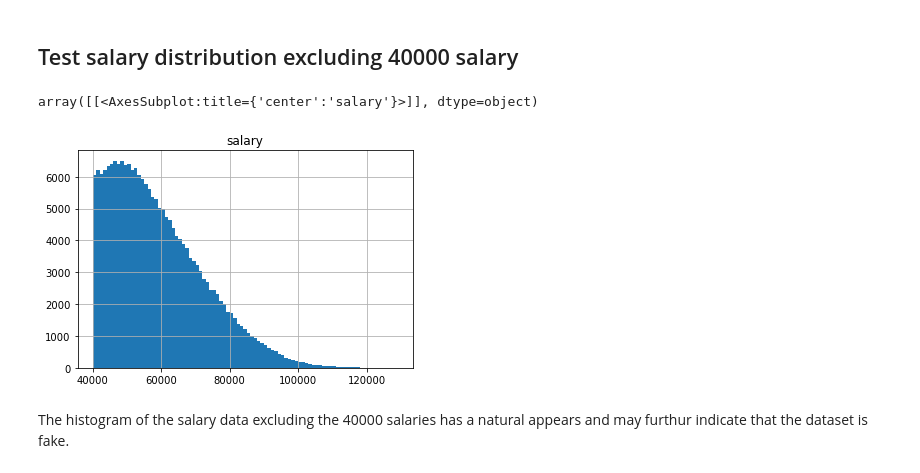
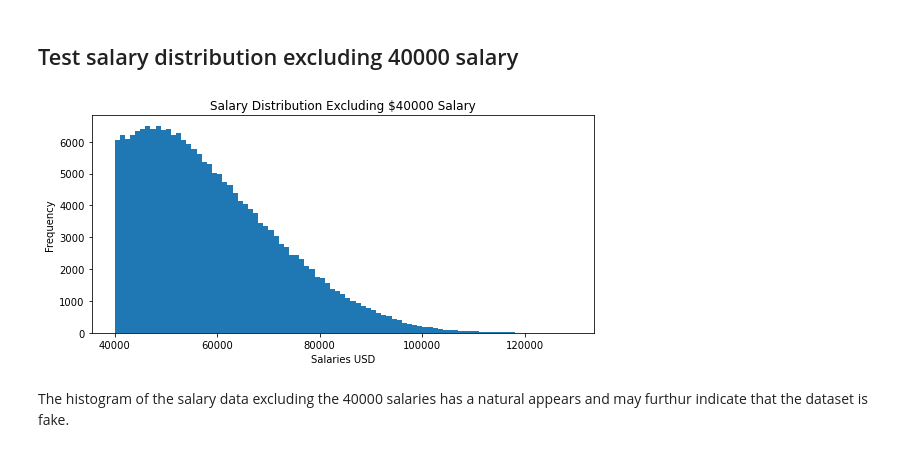
Before and after one commit to sajeanpage/module_9_sql_challenge, a Jupyter notebook: Bonus/StaffDB.ipynb, the cells around one changed output. Saved outputs shown, nothing was run; the diff lists cells and outputs as text; code cells hidden in the pictures.

```diff
--- a/Bonus/StaffDB.ipynb
+++ b/Bonus/StaffDB.ipynb
@@ -52,16 +58,18 @@ Narrowing in with increment of 1, the histogram shows the large concentration of
 # %% [markdown]
 ## Test salary distribution excluding 40000 salary
 # %%
-#create test dataframe, find range, and graph histogram
+#create test dataframe, find range
 emp_testsalary_df = emp_salary_df[emp_salary_df["salary"] != 40000]
-
 emp_testmax = emp_testsalary_df['salary'].max()
 emp_testmin = emp_testsalary_df['salary'].min()
-
-emp_testsalary_df.hist(column="salary", bins=np.arange(emp_testmin, emp_testmax, 1000, dtype=int))
-# %% [output]
-array([[<AxesSubplot:title={'center':'salary'}>]], dtype=object)
-[figure, removed]
+# %%
+# graph histogram
+ax = emp_testsalary_df['salary'].plot(kind='hist', figsize=(9,4), bins=np.arange(emp_testmin, emp_testmax, 1000, dtype=int))
+ax.set_title("Salary Distribution Excluding $40000 Salary")
+ax.set_xlabel("Salaries USD")
+ax.get_figure().savefig("b4_histogram_exclude_40000")
+# %% [output]
+[figure, added]
 # %% [markdown]
 The histogram of the salary data excluding the 40000 salaries has a natural appears and may furthur indicate that the dataset is fake.
 # %% [markdown]
```
Also changed, not shown: parts of 4 cells of this notebook, 5 other files.
